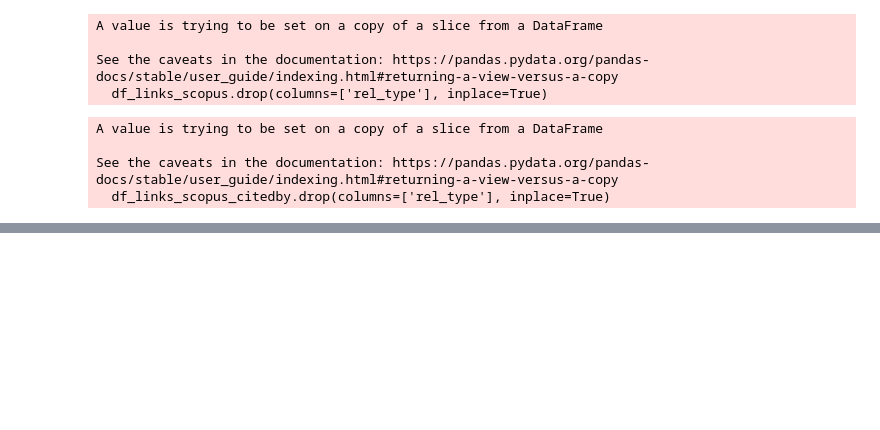
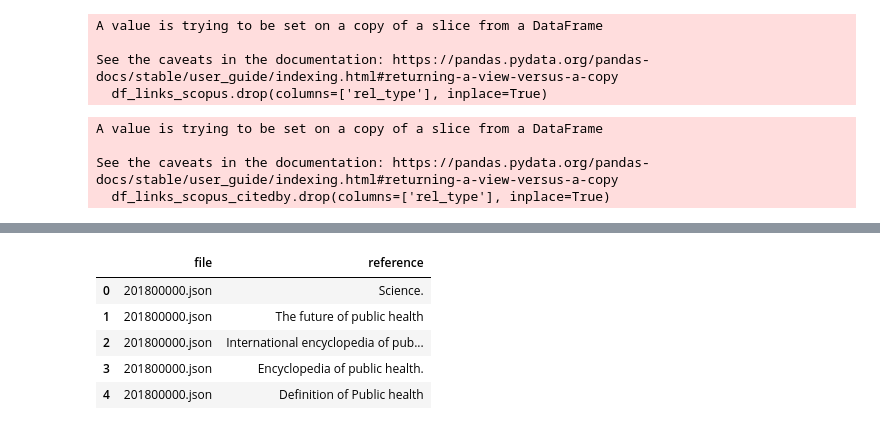
Before and after one commit to Yiwahpsp/Datasci-Project, a Jupyter notebook: raw-data-to-csv.ipynb, the cells around one changed output, grey strips where cells are left out. Cells and saved outputs as stored; diff of their text form; code cells hidden in the pictures; blank space fills up the shorter version.

```diff
--- a/raw-data-to-csv.ipynb
+++ b/raw-data-to-csv.ipynb
@@ -692,0 +930,9 @@ See the caveats in the documentation: https://pandas.pydata.org/pandas-docs/stab
+# %%
+df_references.head(5)
+# %% [output]
+|  | file | reference |
+| 0 | 201800000.json | Science. |
+| 1 | 201800000.json | The future of public health |
+| 2 | 201800000.json | International encyclopedia of pub... |
+| 3 | 201800000.json | Encyclopedia of public health. |
+| 4 | 201800000.json | Definition of Public health |
```
Also changed, not shown: parts of 14 cells of this notebook, 8 other files.
